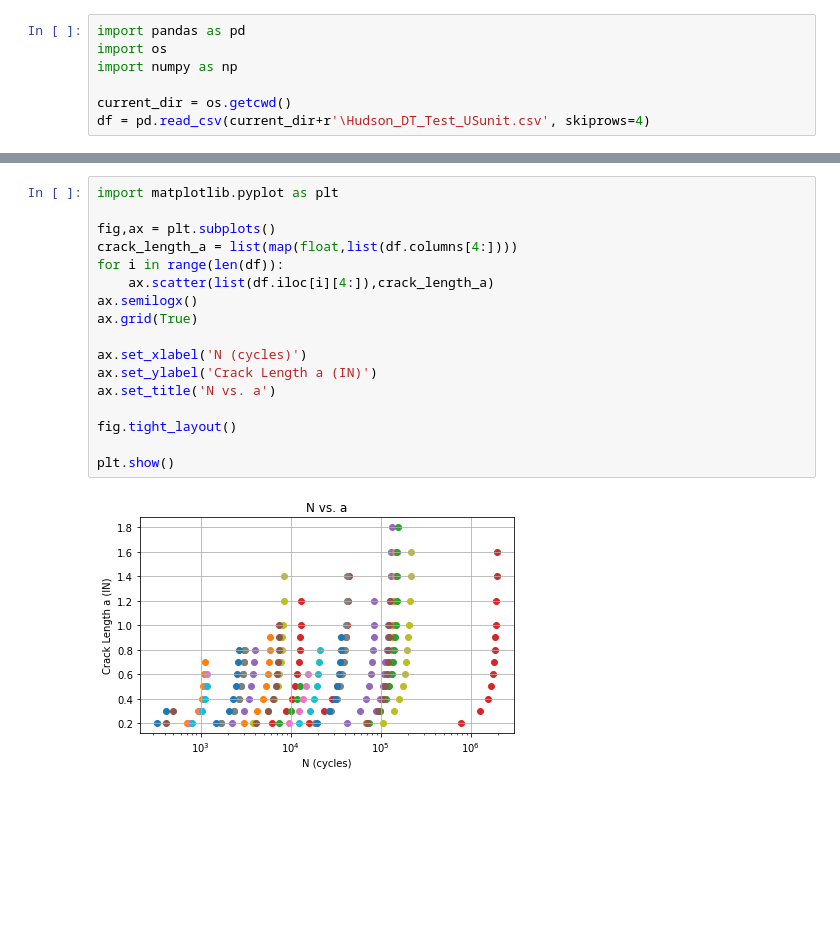
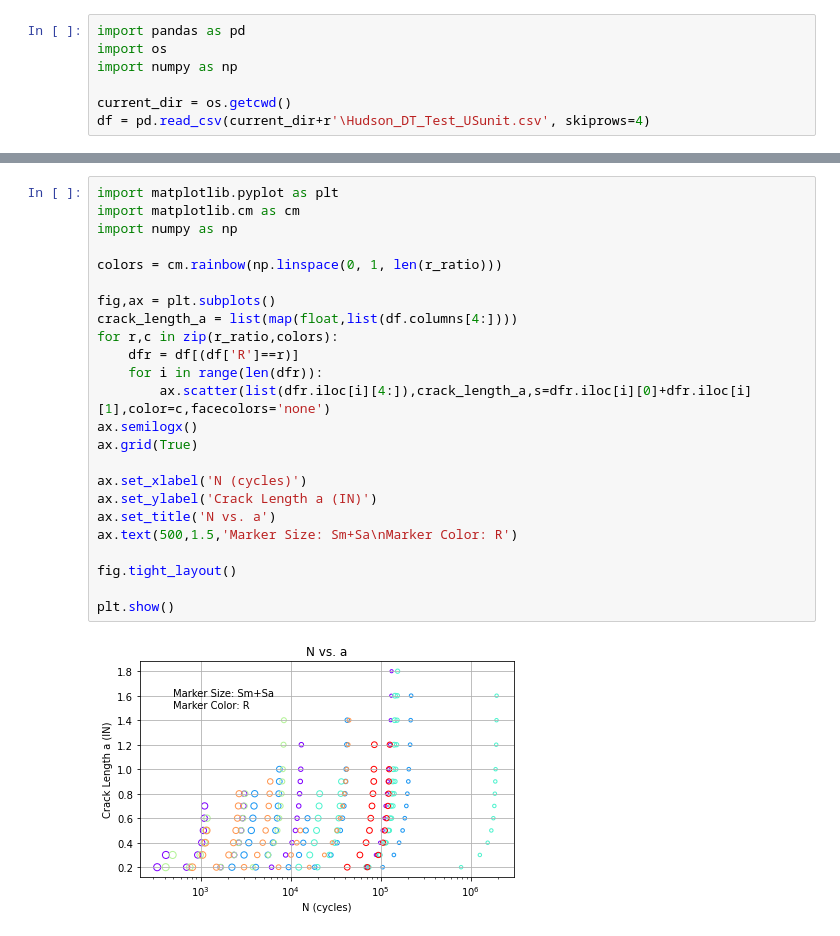
Before and after one commit to siksdad/fracture_mechanics, a Jupyter notebook: Fracture_Test_Corrleation.ipynb, the cells around one changed output, grey strips where cells are left out. Cells and saved outputs as stored; diff of their text form; blank space fills up the shorter version.

```diff
--- a/Fracture_Test_Corrleation.ipynb
+++ b/Fracture_Test_Corrleation.ipynb
@@ -30,21 +30,28 @@ df
 # %%
 import matplotlib.pyplot as plt
+import matplotlib.cm as cm
+import numpy as np
+
+colors = cm.rainbow(np.linspace(0, 1, len(r_ratio)))
 
 fig,ax = plt.subplots()
 crack_length_a = list(map(float,list(df.columns[4:])))
-for i in range(len(df)):
-    ax.scatter(list(df.iloc[i][4:]),crack_length_a)
+for r,c in zip(r_ratio,colors):
+    dfr = df[(df['R']==r)]
+    for i in range(len(dfr)):
+        ax.scatter(list(dfr.iloc[i][4:]),crack_length_a,s=dfr.iloc[i][0]+dfr.iloc[i][1],color=c,facecolors='none')
 ax.semilogx()
 ax.grid(True)
 
 ax.set_xlabel('N (cycles)')
 ax.set_ylabel('Crack Length a (IN)')
 ax.set_title('N vs. a')
+ax.text(500,1.5,'Marker Size: Sm+Sa\nMarker Color: R')
 
 fig.tight_layout()
 
 plt.show()
 # %% [output]
-[figure, old version]
+[figure, new version]
 # %%
 import matplotlib.pyplot as plt
```
Also changed, not shown: parts of 8 cells of this notebook.
